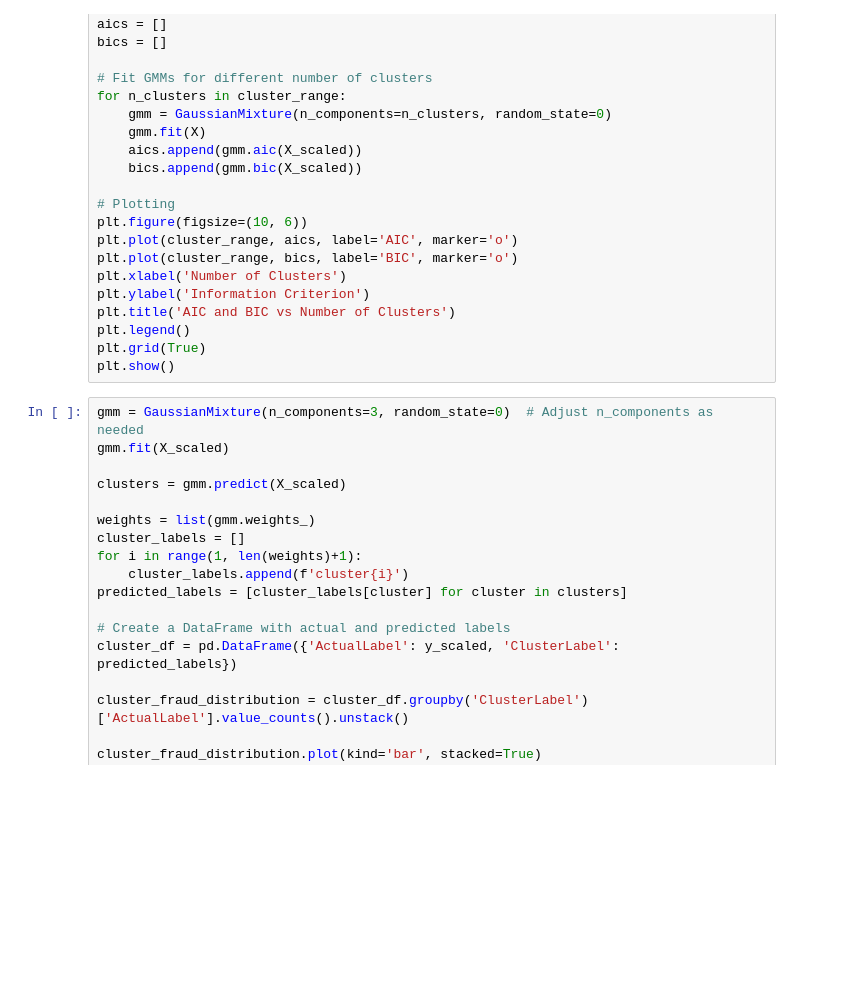
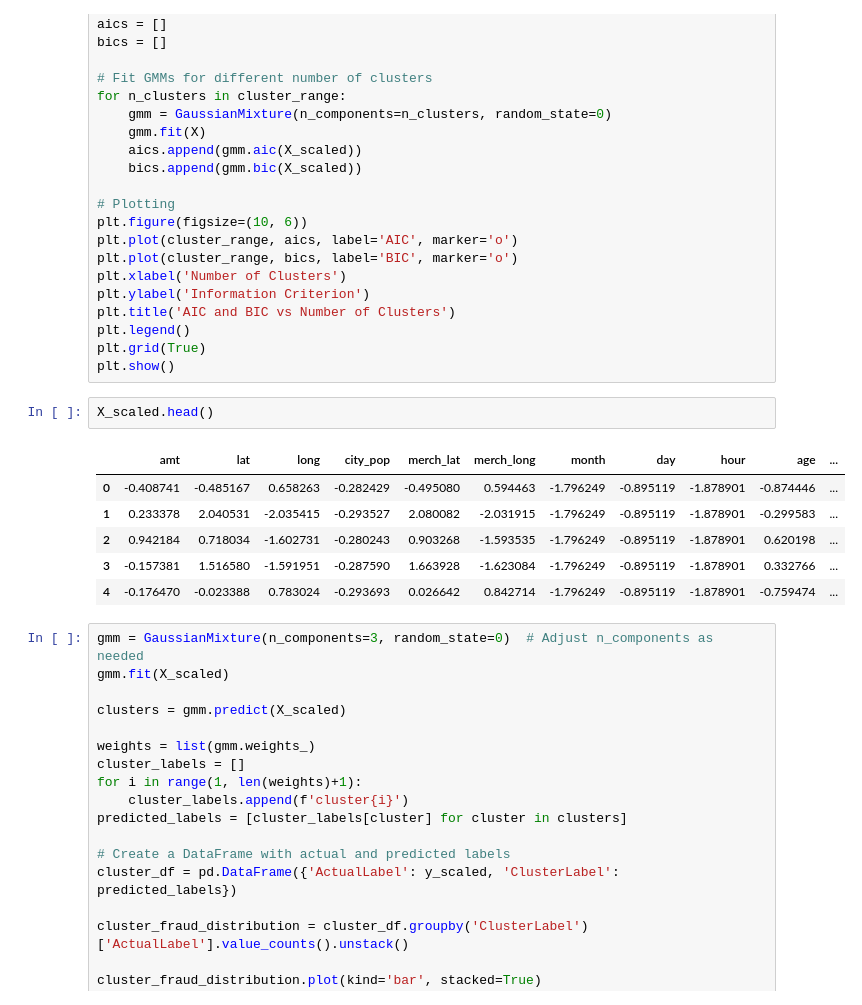
Before and after one commit to erigson/JPMC_Fraud_Analysis, a Jupyter notebook: version_6.ipynb, the cells around one changed output. Cells and saved outputs as stored; diff of their text form; blank space fills up the shorter version.

```diff
--- a/version_6.ipynb
+++ b/version_6.ipynb
@@ -290,6 +290,15 @@ plt.title('AIC and BIC vs Number of Clusters')
 plt.legend()
 plt.grid(True)
 plt.show()
+# %%
+X_scaled.head()
+# %% [output]
+|  | amt | lat | long | city_pop | merch_lat | merch_long | month | day | hour | age | ... |
+| 0 | -0.408741 | -0.485167 | 0.658263 | -0.282429 | -0.495080 | 0.594463 | -1.796249 | -0.895119 | -1.878901 | -0.874446 | ... |
+| 1 | 0.233378 | 2.040531 | -2.035415 | -0.293527 | 2.080082 | -2.031915 | -1.796249 | -0.895119 | -1.878901 | -0.299583 | ... |
+| 2 | 0.942184 | 0.718034 | -1.602731 | -0.280243 | 0.903268 | -1.593535 | -1.796249 | -0.895119 | -1.878901 | 0.620198 | ... |
+| 3 | -0.157381 | 1.516580 | -1.591951 | -0.287590 | 1.663928 | -1.623084 | -1.796249 | -0.895119 | -1.878901 | 0.332766 | ... |
+| 4 | -0.176470 | -0.023388 | 0.783024 | -0.293693 | 0.026642 | 0.842714 | -1.796249 | -0.895119 | -1.878901 | -0.759474 | ... |
 # %%
 gmm = GaussianMixture(n_components=3, random_state=0)  # Adjust n_components as needed
 gmm.fit(X_scaled)
```
Also changed, not shown: parts of 4 cells of this notebook, 1 other file.
